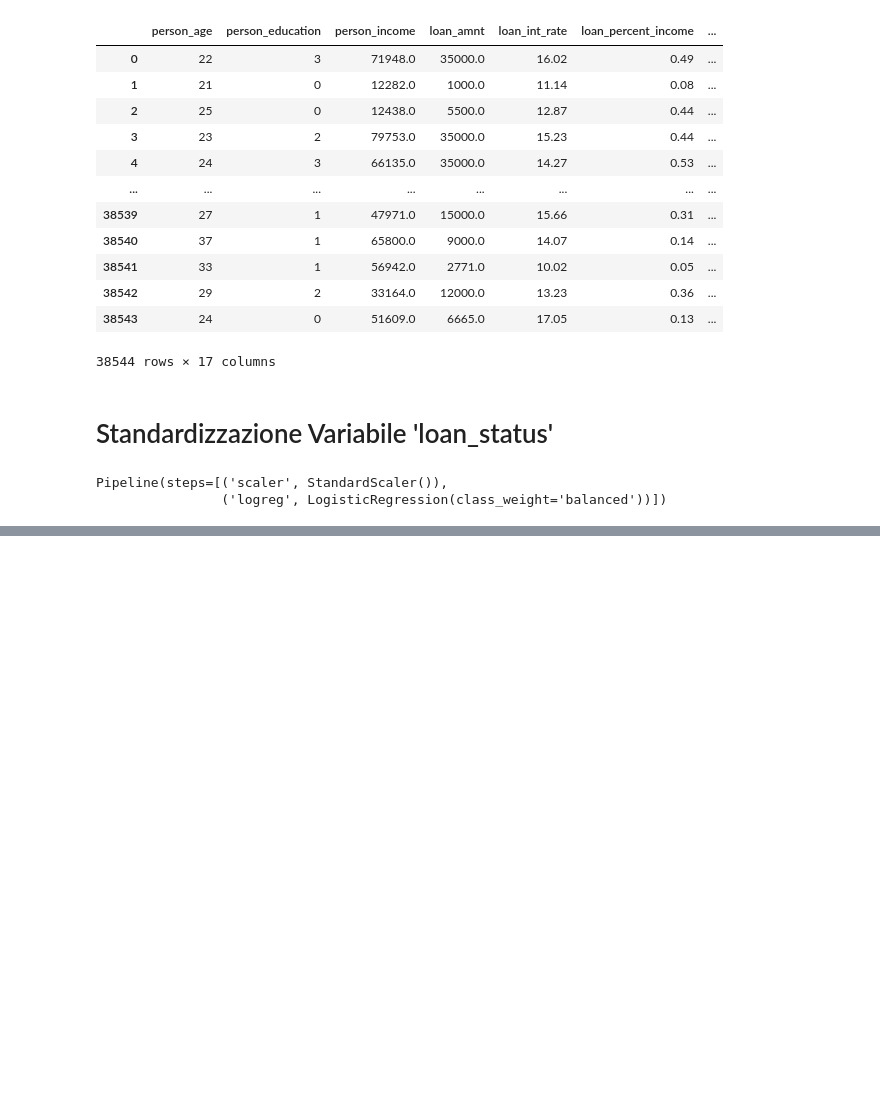
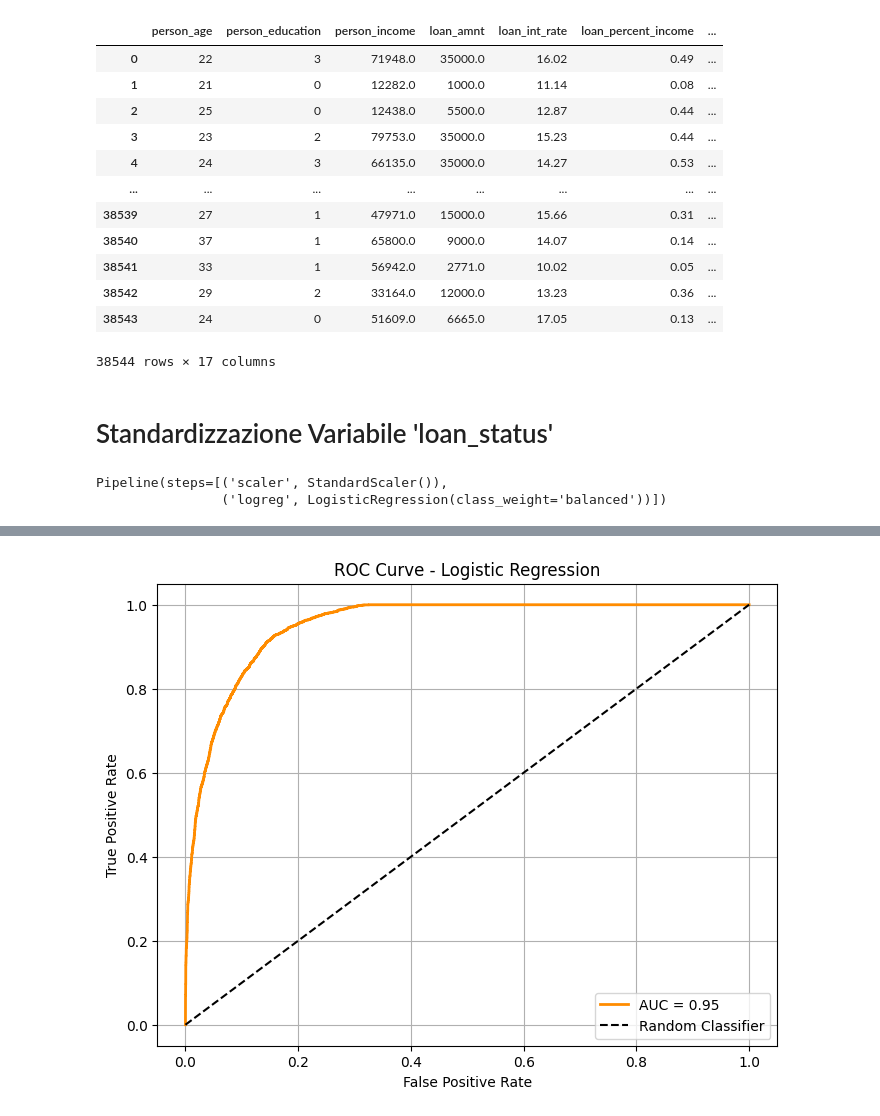
Before and after one commit to FrancescaCola/CustomerScoring, a Jupyter notebook: LogisticRegression.ipynb, the cells around one changed output, grey strips where cells are left out. Saved outputs shown, nothing was run; the diff lists cells and outputs as text; code cells hidden in the pictures; blank space fills up the shorter version.

```diff
--- a/LogisticRegression.ipynb
+++ b/LogisticRegression.ipynb
@@ -78,0 +117,3 @@ Name: proportion, dtype: float64
+# %%
+# Eliminazione delle feature 'person_age' e 'loan_percent_income'
+X = X.drop(columns=['person_age', 'loan_percent_income'])
@@ -78,0 +230,20 @@ Name: proportion, dtype: float64
+# %%
+# Probabilità predette (non etichette)
+y_probs = logreg_pipeline.predict_proba(X_test)[:, 1]  # solo colonna 1 = classe 'concesso'
+
+# Calcolo ROC
+fpr, tpr, thresholds = roc_curve(y_test, y_probs)
+roc_auc = roc_auc_score(y_test, y_probs)
+
+# Visualizzazione della curva ROC
+plt.figure(figsize=(8, 6))
+plt.plot(fpr, tpr, label=f"AUC = {roc_auc:.2f}", color='darkorange', linewidth=2)
+plt.plot([0, 1], [0, 1], 'k--', label="Random Classifier")
+plt.xlabel("False Positive Rate")
+plt.ylabel("True Positive Rate")
+plt.title("ROC Curve - Logistic Regression")
+plt.legend(loc="lower right")
+plt.grid(True)
+plt.show()
+# %% [output]
+[figure, added]
```
Also changed, not shown: parts of 19 cells of this notebook, 2 other files.
